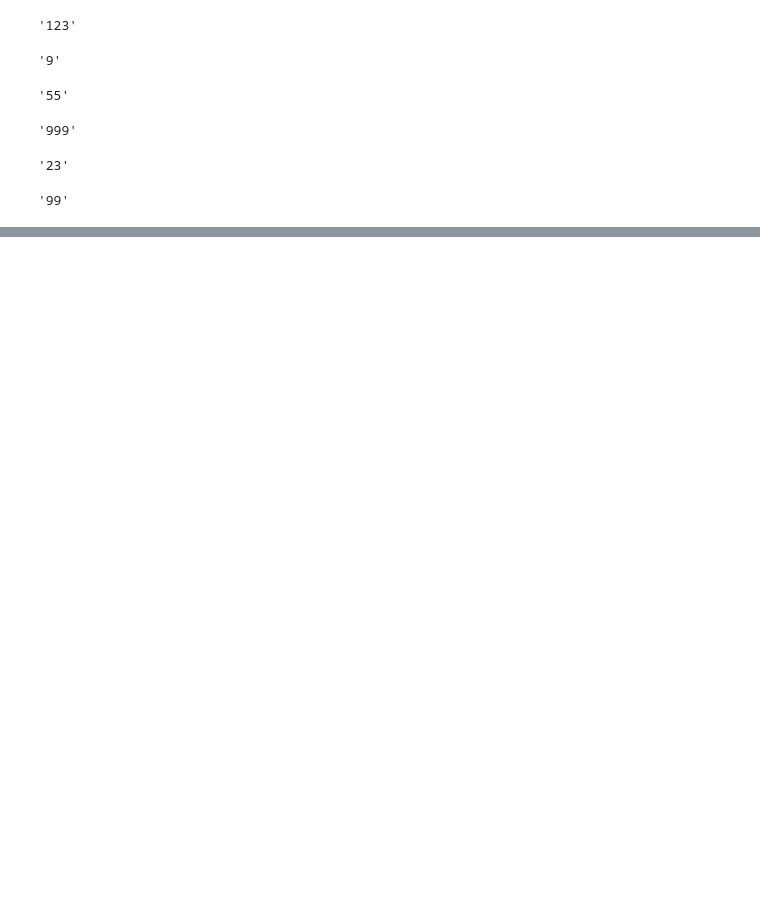
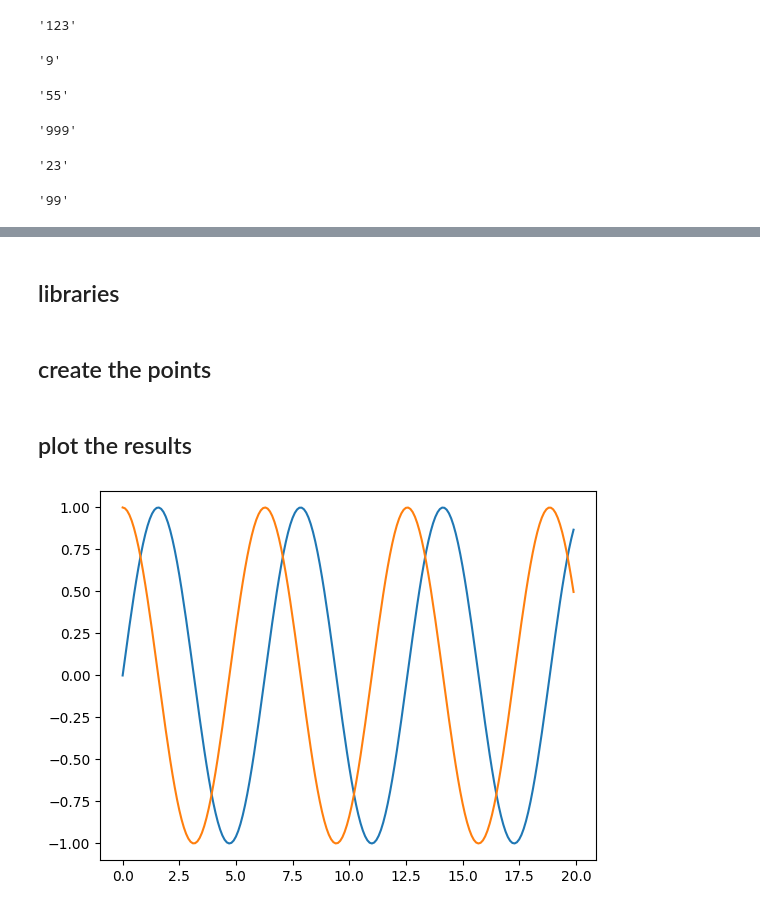
Before and after one commit to anas1IA/Problem_solving, a Jupyter notebook: Practice_problem_solving.ipynb, the cells around one changed output, grey strips where cells are left out. Saved outputs shown, nothing was run; the diff lists cells and outputs as text; code cells hidden in the pictures; blank space fills up the shorter version.

```diff
--- a/Practice_problem_solving.ipynb
+++ b/Practice_problem_solving.ipynb
@@ -139,0 +190,2 @@ number_to_stringo(99)
+# %% [markdown]
+## libraries
@@ -139,0 +195,20 @@ number_to_stringo(99)
+# %% [markdown]
+## create the points
+# %%
+start = 0
+end =20
+number_points =200
+pas  = (end -start)/(number_points)
+X = [start+ i * pas for i in range(number_points)]
+Y1 = [sin(i) for i in X]
+Y2 = [cos(i) for i in X]
+Y3 = [i**2 for i in X]
+# %% [markdown]
+## plot the results
+# %%
+plt.plot(X,Y1)
+plt.plot(X,Y2)
+#plt.plot(X,Y3)
+plt.show()
+# %% [output]
+[figure, added]
```
Also changed, not shown: parts of 21 cells of this notebook.
